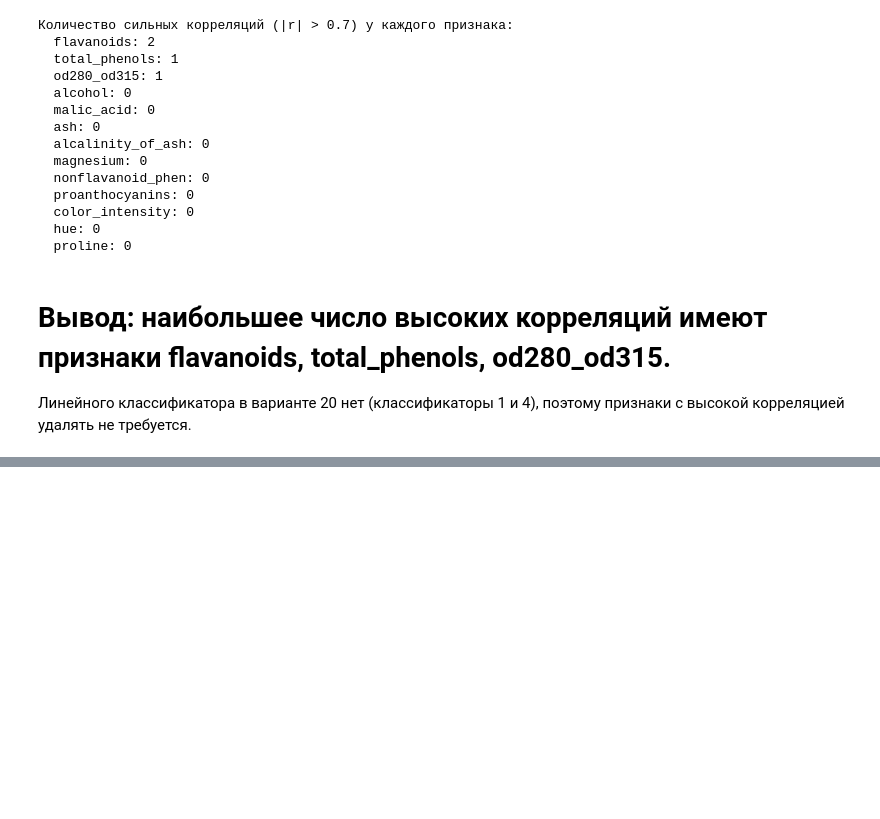
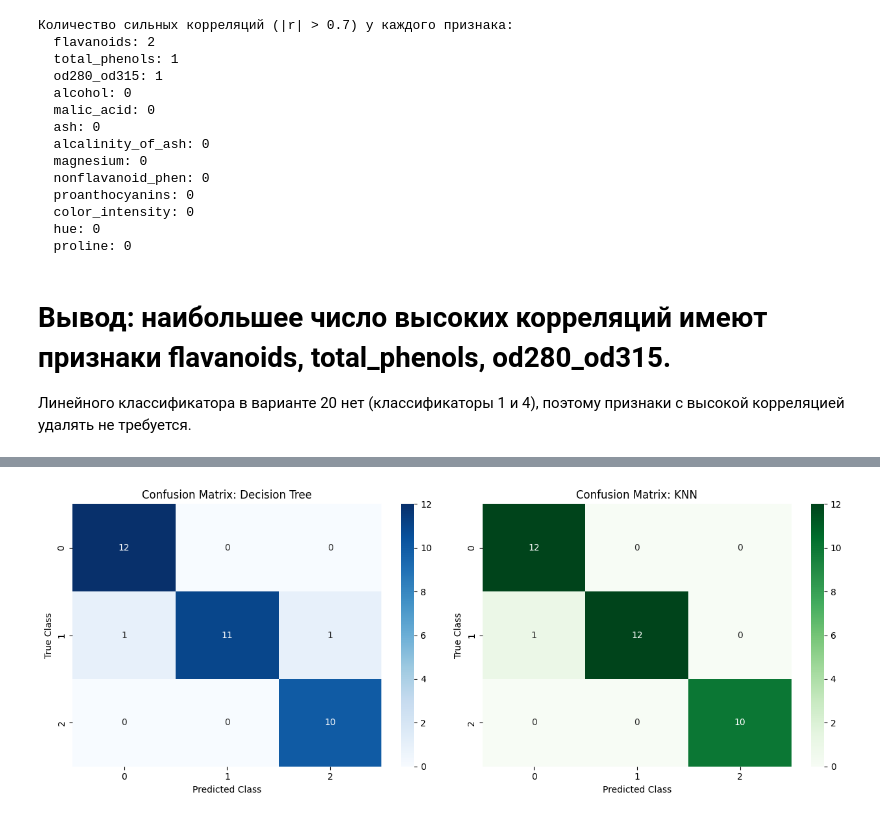
Before and after one commit to Mazi-star/LAB2, a Jupyter notebook: LAB2.ipynb, the cells around one changed output, grey strips where cells are left out. Saved outputs shown, nothing was run; the diff lists cells and outputs as text; code cells hidden in the pictures; blank space fills up the shorter version.

```diff
--- a/LAB2.ipynb
+++ b/LAB2.ipynb
@@ -331,0 +393,22 @@ plt.show()
+# %%
+y_pred_dt = best_dt.predict(X_test_scaled)
+y_pred_knn = best_knn.predict(X_test_scaled)
+
+fig, axes = plt.subplots(1, 2, figsize=(13, 5))
+
+sns.heatmap(confusion_matrix(y_test, y_pred_dt), annot=True, fmt='d', cmap='Blues',
+            xticklabels=classes, yticklabels=classes, ax=axes[0])
+axes[0].set_title('Confusion Matrix: Decision Tree')
+axes[0].set_xlabel('Predicted Class')
+axes[0].set_ylabel('True Class')
+
+sns.heatmap(confusion_matrix(y_test, y_pred_knn), annot=True, fmt='d', cmap='Greens',
+            xticklabels=classes, yticklabels=classes, ax=axes[1])
+axes[1].set_title('Confusion Matrix: KNN')
+axes[1].set_xlabel('Predicted Class')
+axes[1].set_ylabel('True Class')
+
+plt.tight_layout()
+plt.show()
+# %% [output]
+[figure, added]
```
Also changed, not shown: parts of 5 cells of this notebook.
